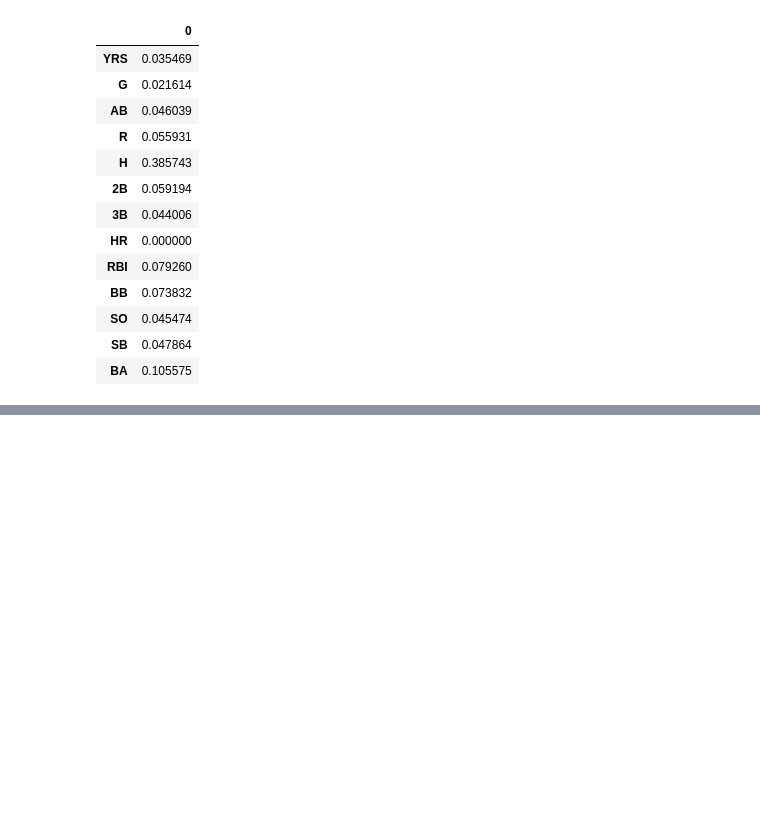
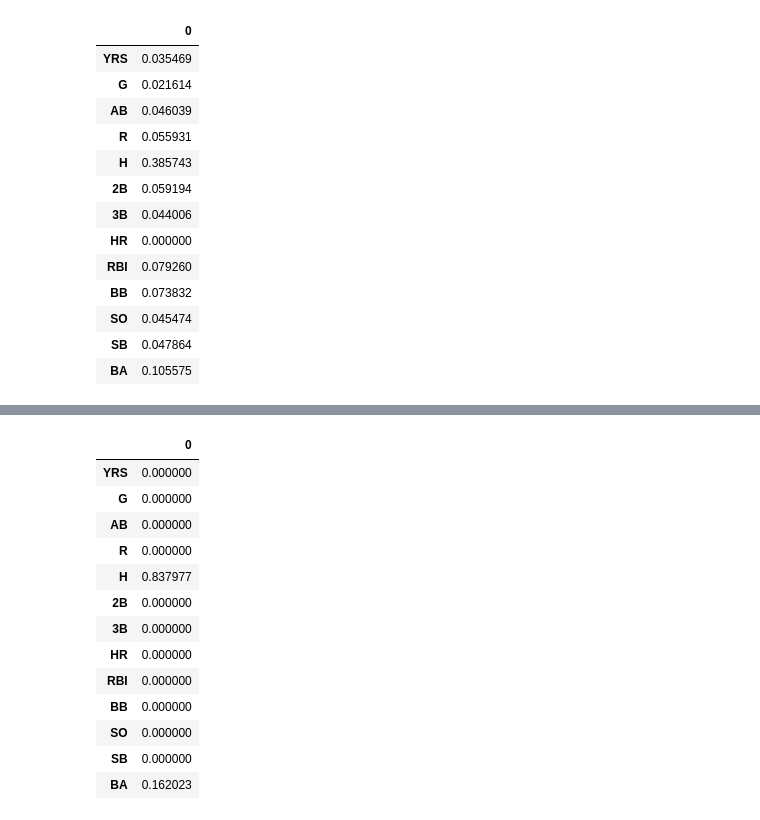
Before and after one commit to Suprim-Karki/ai-ml-portfolio, a Jupyter notebook: machine-learning/scikit-learn/decision_tree.ipynb, the cells around one changed output, grey strips where cells are left out. Cells and saved outputs as stored; diff of their text form; code cells hidden in the pictures; blank space fills up the shorter version.

Commit message:
Using entropy in Decision Tree

```diff
--- a/machine-learning/scikit-learn/decision_tree.ipynb
+++ b/machine-learning/scikit-learn/decision_tree.ipynb
@@ -96,0 +115,6 @@ features
+# %%
+dtc2 = DecisionTreeClassifier(criterion='entropy', ccp_alpha=0.04)
+
+dtc2.fit(X_train,y_train)
+
+y_pred2 = dtc2.predict(X_test)
@@ -96,0 +135,18 @@ features
+# %%
+features2 = pd.DataFrame(dtc2.feature_importances_, index=X.columns)
+features2
+# %% [output]
+|  | 0 |
+| YRS | 0.000000 |
+| G | 0.000000 |
+| AB | 0.000000 |
+| R | 0.000000 |
+| H | 0.837977 |
+| 2B | 0.000000 |
+| 3B | 0.000000 |
+| HR | 0.000000 |
+| RBI | 0.000000 |
+| BB | 0.000000 |
+| SO | 0.000000 |
+| SB | 0.000000 |
+| BA | 0.162023 |
```
Also changed, not shown: parts of 3 cells of this notebook.
